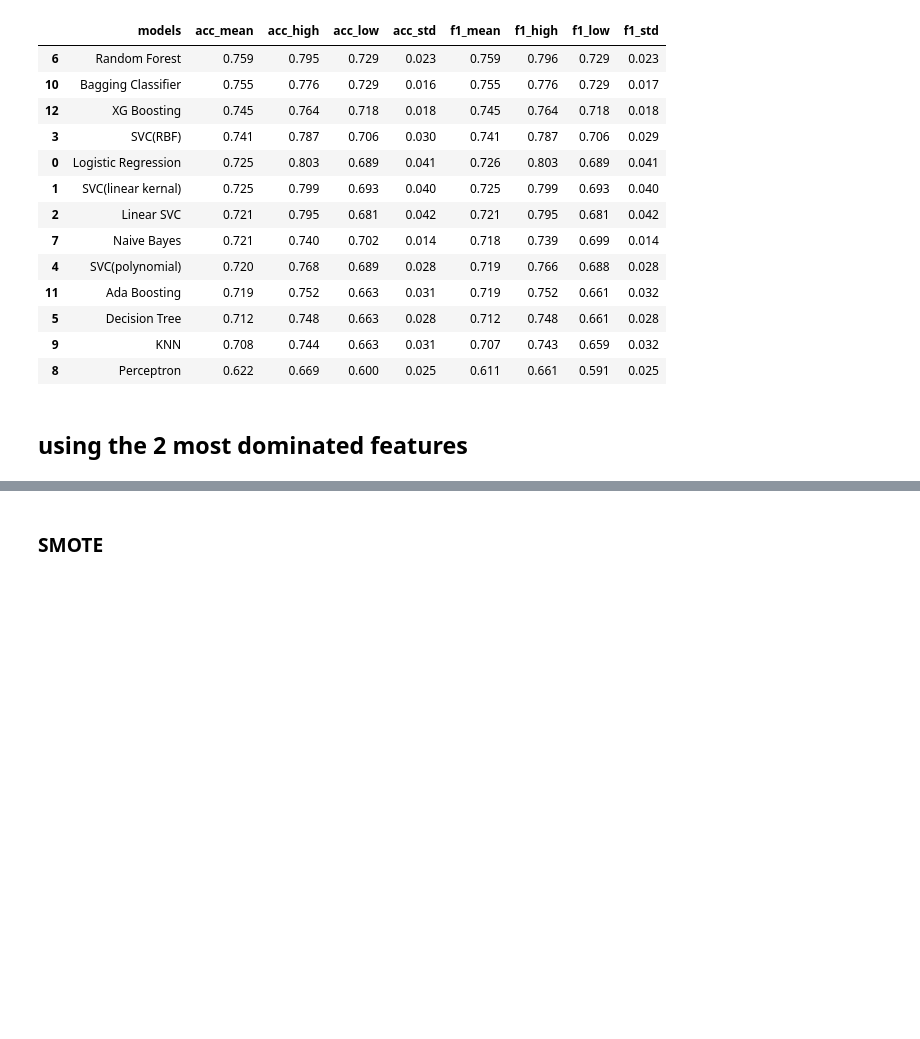
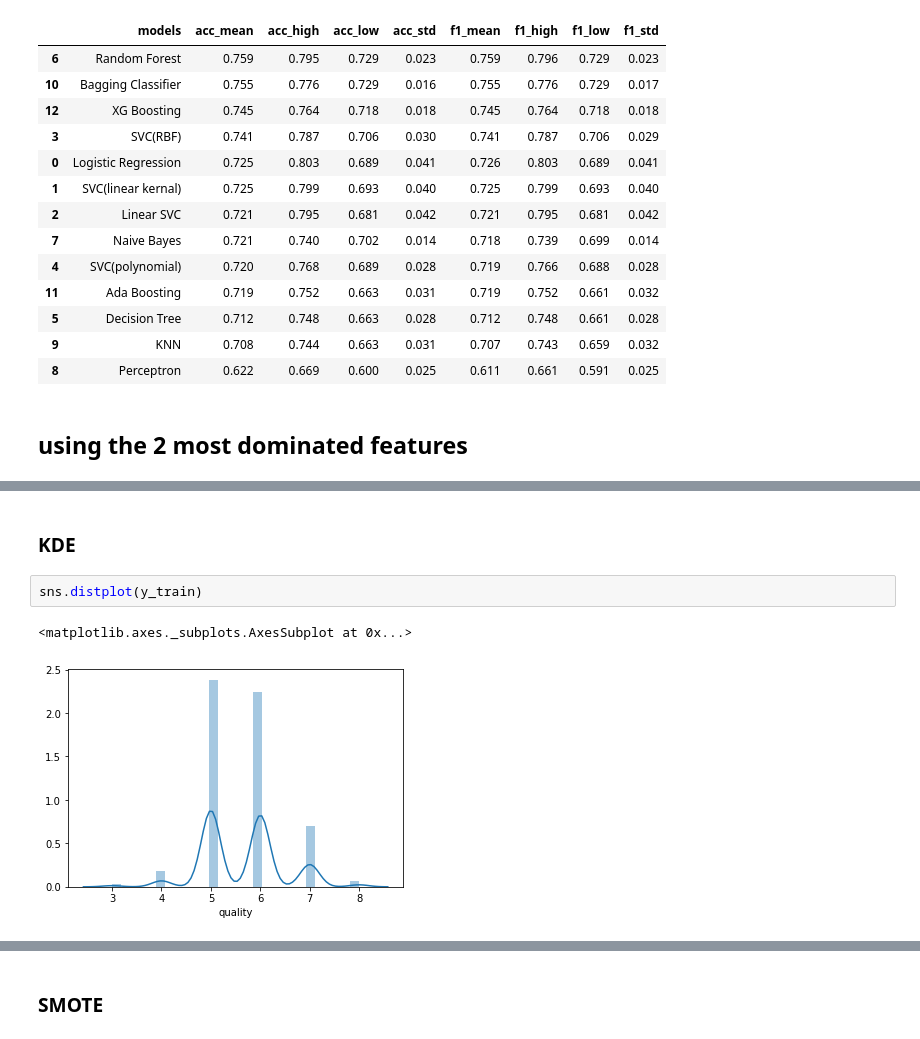
Before and after one commit to EffyFang/DataMining, a Jupyter notebook: winequality/Wine Quality Prediction Project 0826.ipynb, the cells around one changed output, grey strips where cells are left out. Saved outputs shown, nothing was run; the diff lists cells and outputs as text; blank space fills up the shorter version.

```diff
--- a/winequality/Wine Quality Prediction Project 0826.ipynb
+++ b/winequality/Wine Quality Prediction Project 0826.ipynb
@@ -816,3 +816,10 @@ run_model(X_train2[['volatile acidity','alcohol']],y_train2)
 | 9 | KNN | 0.697 | 0.748 | 0.665 | 0.028 | 0.697 | 0.747 | 0.666 | 0.027 |
 | 5 | Decision Tree | 0.696 | 0.768 | 0.671 | 0.037 | 0.696 | 0.768 | 0.670 | 0.037 |
 | 8 | Perceptron | 0.636 | 0.694 | 0.539 | 0.055 | 0.585 | 0.691 | 0.382 | 0.111 |
+# %% [markdown]
+### KDE
+# %%
+sns.distplot(y_train)
+# %% [output]
+<matplotlib.axes._subplots.AxesSubplot at 0x...>
+[figure, added]
```
Also changed, not shown: parts of 15 cells of this notebook, 2 other files.
